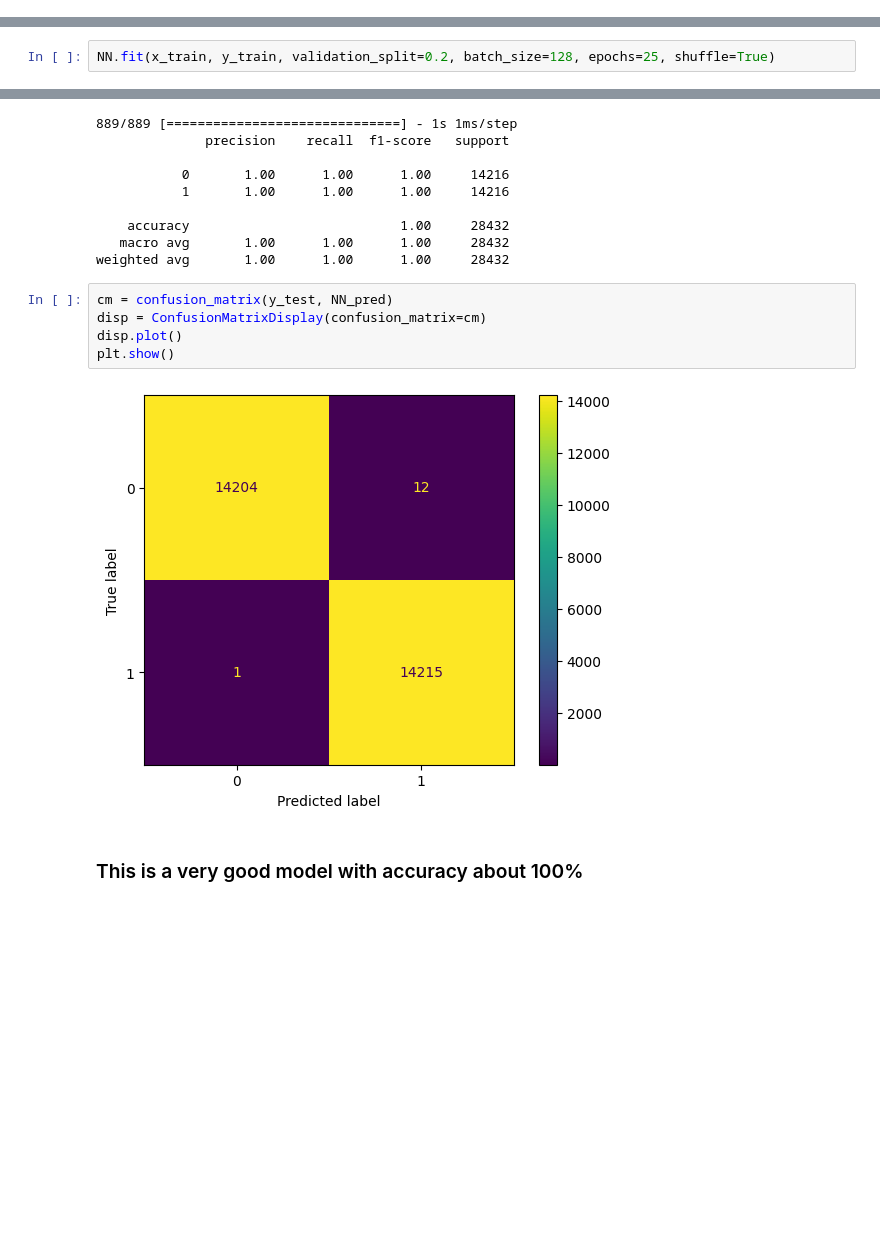
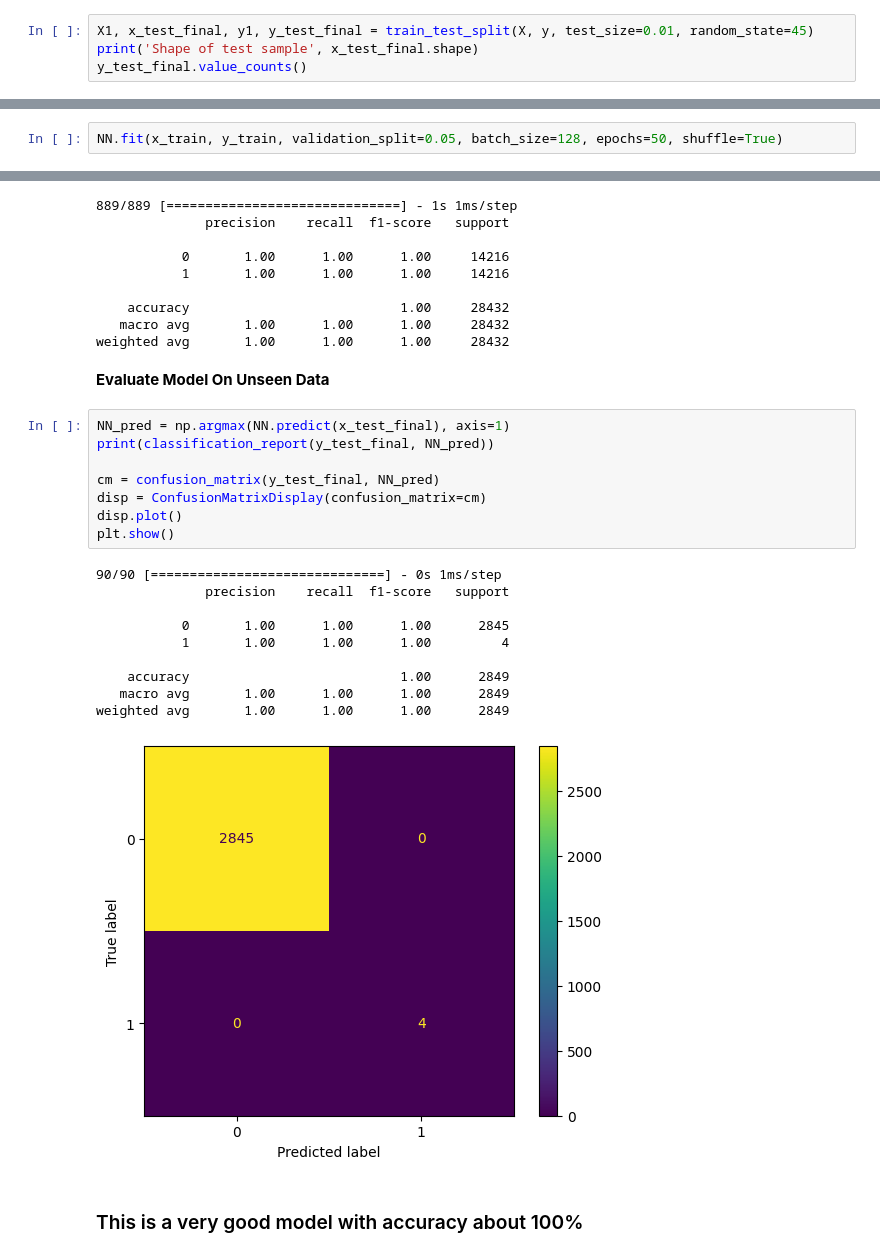
Before and after one commit to EngMuhammadAtef/CODSOFT, a Jupyter notebook: Task 5 - Credit Card/Credit Fraud.ipynb, the cells around one changed output, grey strips where cells are left out. Drawn from its saved outputs; the diff is of its cells as text; blank space fills up the shorter version.

```diff
--- a/Task 5 - Credit Card/Credit Fraud.ipynb
+++ b/Task 5 - Credit Card/Credit Fraud.ipynb
@@ -143,0 +151,4 @@ This is very bad model for detect fraud so let's treat with imbalanced data.
+# %%
+X1, x_test_final, y1, y_test_final = train_test_split(X, y, test_size=0.01, random_state=45)
+print('Shape of test sample', x_test_final.shape)
+y_test_final.value_counts()
@@ -281,5 +264,5 @@ _________________________________________________________________
 # %%
 NN.compile(Adam(learning_rate=0.001), loss='sparse_categorical_crossentropy', metrics=['accuracy'])
 # %%
-NN.fit(x_train, y_train, validation_split=0.2, batch_size=128, epochs=25, shuffle=True)
+NN.fit(x_train, y_train, validation_split=0.05, batch_size=128, epochs=50, shuffle=True)
 # %% [output]
@@ -314,12 +297,26 @@ print(classification_report(y_test, NN_pred))
     accuracy                           1.00     28432
    macro avg       1.00      1.00      1.00     28432
 weighted avg       1.00      1.00      1.00     28432
-# %%
-cm = confusion_matrix(y_test, NN_pred)
-disp = ConfusionMatrixDisplay(confusion_matrix=cm)
-disp.plot()
-plt.show()
-# %% [output]
-[figure, removed]
+# %% [markdown]
+**Evaluate Model On Unseen Data**
+# %%
+NN_pred = np.argmax(NN.predict(x_test_final), axis=1)
+print(classification_report(y_test_final, NN_pred))
+
+cm = confusion_matrix(y_test_final, NN_pred)
+disp = ConfusionMatrixDisplay(confusion_matrix=cm)
+disp.plot()
+plt.show()
+# %% [output]
+90/90 [==============================] - 0s 1ms/step
+              precision    recall  f1-score   support
+
+           0       1.00      1.00      1.00      2845
+           1       1.00      1.00      1.00         4
+
+    accuracy                           1.00      2849
+   macro avg       1.00      1.00      1.00      2849
+weighted avg       1.00      1.00      1.00      2849
+[figure, added]
 # %% [markdown]
 ### This is a very good model with accuracy about 100%
```
Also changed, not shown: parts of 19 cells of this notebook.
